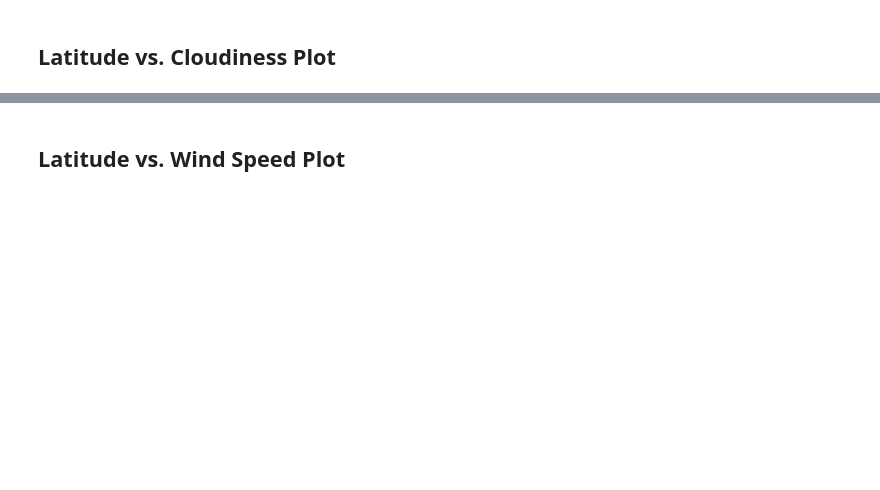
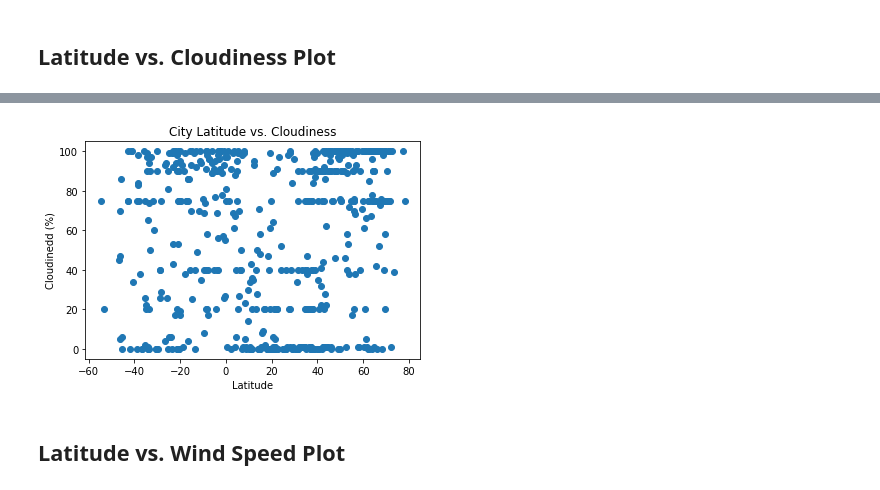
Before and after one commit to pete6184/WeatherPy_API_Weather_Data, a Jupyter notebook: WeatherPy/WeatherPy.ipynb, the cells around one changed output, grey strips where cells are left out. Cells and saved outputs as stored; diff of their text form; code cells hidden in the pictures; blank space fills up the shorter version.

```diff
--- a/WeatherPy/WeatherPy.ipynb
+++ b/WeatherPy/WeatherPy.ipynb
@@ -189,2 +204,12 @@ AttributeError: 'DataFrame' object has no attribute 'itterows'
+# %%
+# create a scatter plot to show relationship between lattitude and cloudiness
+plt.scatter(cities_df["Lat"], cities_df["Cloudiness"], marker="o")
+plt.title("City Latitude vs. Cloudiness")
+plt.xlabel("Latitude")
+plt.ylabel("Cloudinedd (%)")
+
+plt.show()
+# %% [output]
+[figure, added]
 # %% [markdown]
 ## Latitude vs. Wind Speed Plot
```
Also changed, not shown: parts of 12 cells of this notebook, 1 other file.
